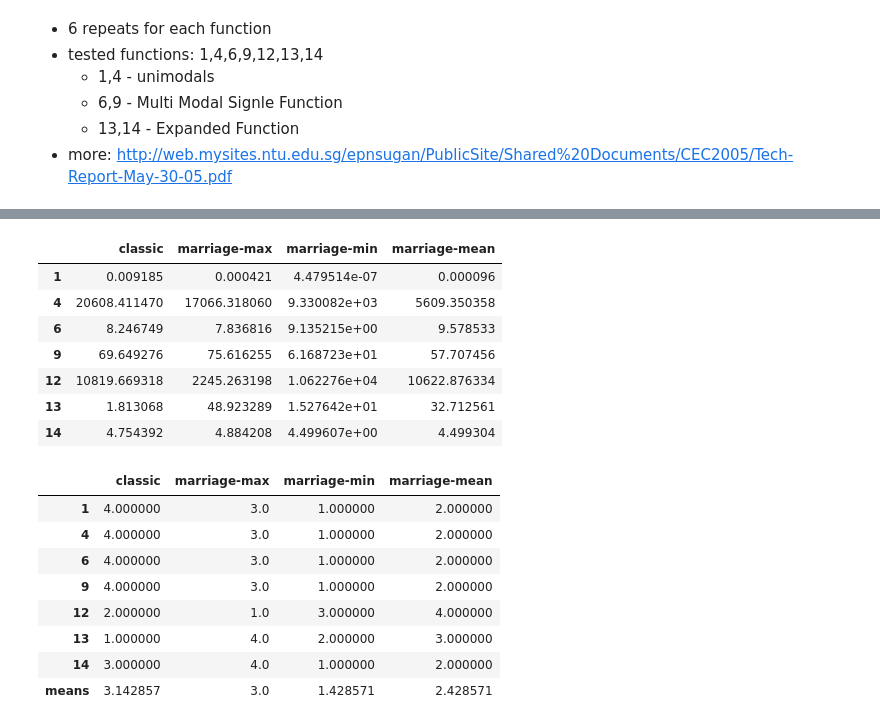
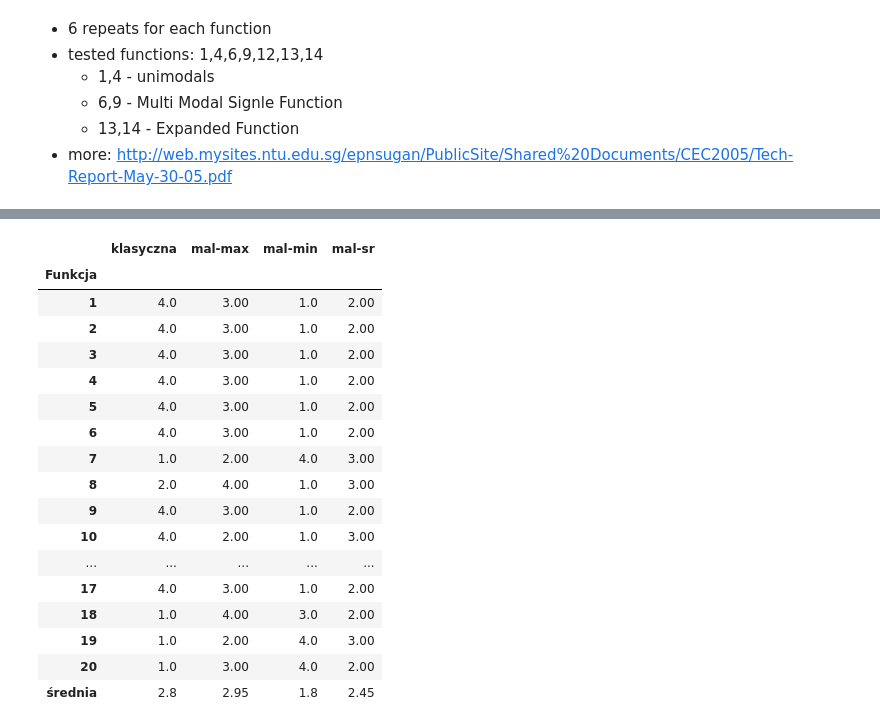
Before and after one commit to maciej3031/evolutionary_algorithm, a Jupyter notebook: Tests_analysis.ipynb, the cells around one changed output, grey strips where cells are left out. Drawn from its saved outputs; the diff is of its cells as text; code cells hidden in the pictures.

```diff
--- a/Tests_analysis.ipynb
+++ b/Tests_analysis.ipynb
@@ -468,0 +282,2 @@ optimum_found_counts(tests_names)
+# %%
+results_name = "../Wyniki"
@@ -502,24 +309,27 @@ comp_tables(tests_names, np.min)
-# %%
-comp_tables(tests_names, np.max)
-# %% [output]
-|  | classic | marriage-max | marriage-min | marriage-mean |
-| 1 | 0.009185 | 0.000421 | 4.479514e-07 | 0.000096 |
-| 4 | 20608.411470 | 17066.318060 | 9.330082e+03 | 5609.350358 |
-| 6 | 8.246749 | 7.836816 | 9.135215e+00 | 9.578533 |
-| 9 | 69.649276 | 75.616255 | 6.168723e+01 | 57.707456 |
-| 12 | 10819.669318 | 2245.263198 | 1.062276e+04 | 10622.876334 |
-| 13 | 1.813068 | 48.923289 | 1.527642e+01 | 32.712561 |
-| 14 | 4.754392 | 4.884208 | 4.499607e+00 | 4.499304 |
-# %%
-compare_by_rank(tests_names, np.mean)
-# %% [output]
-|  | classic | marriage-max | marriage-min | marriage-mean |
-| 1 | 4.000000 | 3.0 | 1.000000 | 2.000000 |
-| 4 | 4.000000 | 3.0 | 1.000000 | 2.000000 |
-| 6 | 4.000000 | 3.0 | 1.000000 | 2.000000 |
-| 9 | 4.000000 | 3.0 | 1.000000 | 2.000000 |
-| 12 | 2.000000 | 1.0 | 3.000000 | 4.000000 |
-| 13 | 1.000000 | 4.0 | 2.000000 | 3.000000 |
-| 14 | 3.000000 | 4.0 | 1.000000 | 2.000000 |
-| means | 3.142857 | 3.0 | 1.428571 | 2.428571 |
+# %%
+comparison_table = compare_by_rank(tests_names, np.mean)
+comparison_table.columns = versions_names_pl
+comparison_table.index.name ="Funkcja"
+comparison_table = comparison_table.rename(index={'means':'średnia'})
+comparison_table.to_csv(results_name+"_comparison_tab.csv")
+comparison_table
+# %% [output]
+|  | klasyczna | mal-max | mal-min | mal-sr |
+| Funkcja |  |  |  |  |
+| 1 | 4.0 | 3.00 | 1.0 | 2.00 |
+| 2 | 4.0 | 3.00 | 1.0 | 2.00 |
+| 3 | 4.0 | 3.00 | 1.0 | 2.00 |
+| 4 | 4.0 | 3.00 | 1.0 | 2.00 |
+| 5 | 4.0 | 3.00 | 1.0 | 2.00 |
+| 6 | 4.0 | 3.00 | 1.0 | 2.00 |
+| 7 | 1.0 | 2.00 | 4.0 | 3.00 |
+| 8 | 2.0 | 4.00 | 1.0 | 3.00 |
+| 9 | 4.0 | 3.00 | 1.0 | 2.00 |
+| 10 | 4.0 | 2.00 | 1.0 | 3.00 |
+| ... | ... | ... | ... | ... |
+| 17 | 4.0 | 3.00 | 1.0 | 2.00 |
+| 18 | 1.0 | 4.00 | 3.0 | 2.00 |
+| 19 | 1.0 | 2.00 | 4.0 | 3.00 |
+| 20 | 1.0 | 3.00 | 4.0 | 2.00 |
+| średnia | 2.8 | 2.95 | 1.8 | 2.45 |
 # %%
```
Also changed, not shown: parts of 27 cells of this notebook.
